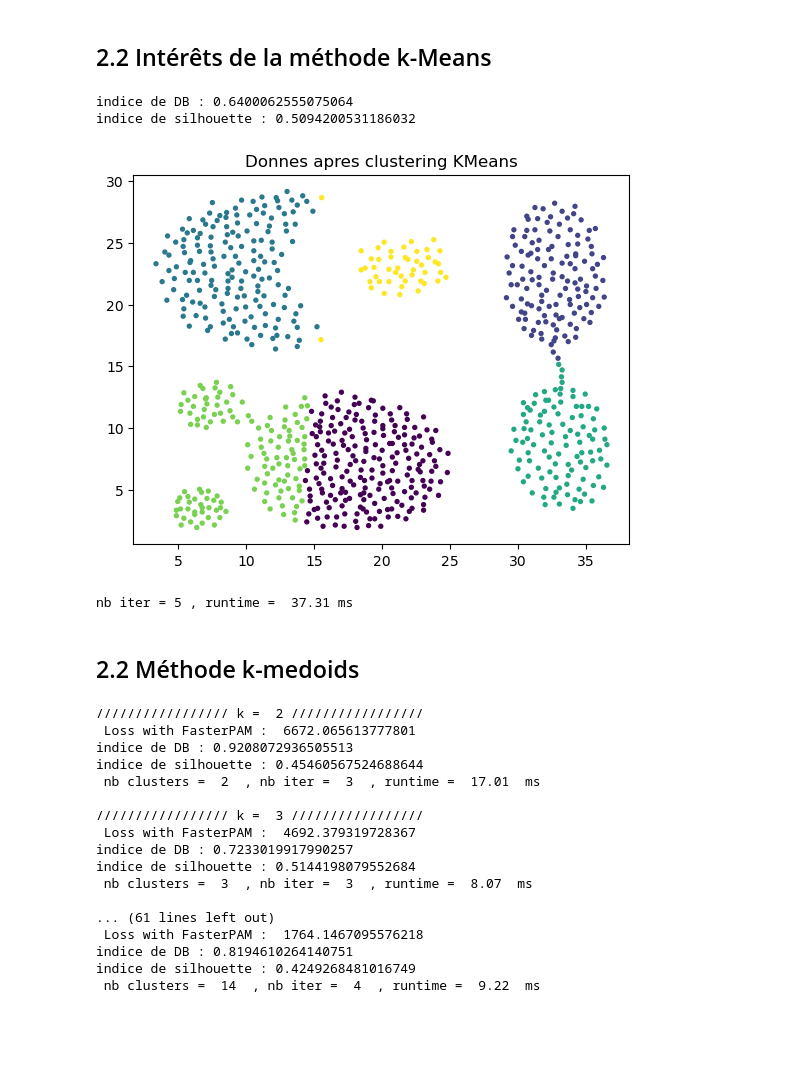
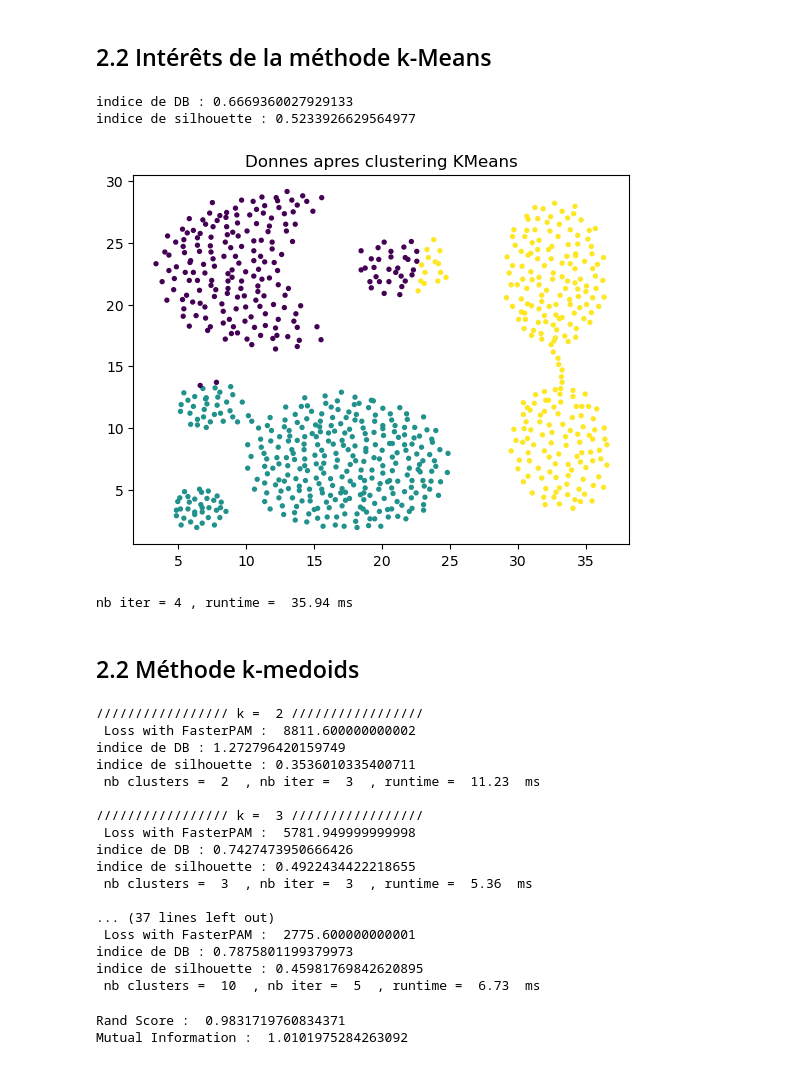
Before and after one commit to Enario4/ApprentissageNonSupervise, a Jupyter notebook: Clustering.ipynb, the cells around one changed output. Drawn from its saved outputs; the diff is of its cells as text; code cells hidden in the pictures; blank space fills up the shorter version.

```diff
--- a/Clustering.ipynb
+++ b/Clustering.ipynb
@@ -72,55 +72,56 @@ nb clusters = 3 , nb iter = 3 , runtime =  44.86 ms
 from sklearn.cluster import KMeans
 from sklearn.metrics import davies_bouldin_score
 from sklearn import metrics
 from sklearn.metrics import pairwise_distances
 
 #load un dataset
 databrut2 = arff.loadarff(open(path+"aggregation.arff", 'r'))
 data2 = [[x[0],x[1]] for x in databrut2[0]]
 
 X = data2
 f0 = [f[0] for f in data2]
 f1 = [f[1] for f in data2]
 
 tps1 = time.time()
-kmeans = KMeans(n_clusters=6, random_state=1).fit(X)
+kmeans = KMeans(n_clusters=3, random_state=1).fit(X)
 tps2 = time.time()
 labels = kmeans.labels_
 iteration = kmeans.n_iter_
 
 sil=metrics.silhouette_score(X, labels, metric='euclidean')
 
 #Calcul de l'indice de Davies_Bouldin
 print("indice de DB :", davies_bouldin_score(X, labels))
 print("indice de silhouette :", sil)
 
 
 plt.scatter(f0, f1, c=labels, s=8)
 plt.title("Donnes apres clustering KMeans")
 plt.show()
 print("nb iter =",iteration, ", runtime = ", round((tps2 - tps1)*1000,2),"ms")
 # %% [output]
-indice de DB : 0.6400062555075064
-indice de silhouette : 0.5094200531186032
+indice de DB : 0.6669360027929133
+indice de silhouette : 0.5233926629564977
-[figure, old version]
+[figure, new version]
-nb iter = 5 , runtime =  37.31 ms
+nb iter = 4 , runtime =  35.94 ms
-# %% [markdown]
-## 2.2 Méthode k-medoids
+# %% [markdown]
+## 2.2 Méthode k-medoids
 # %%
 from sklearn import metrics
 import kmedoids
 from sklearn . metrics . pairwise import euclidean_distances
 from sklearn . metrics . pairwise import manhattan_distances
-for k in range(2,15):
+for k in range(2,11):
+
     tps1 = time . time ()
-    distmatrix = euclidean_distances ( data2 )
+    distmatrix = manhattan_distances ( data2 )
     fp = kmedoids . fasterpam ( distmatrix , k )
     tps2 = time . time ()
     iter_kmed = fp . n_iter
     labels_kmed = fp . labels
     print("\n///////////////// k = ",k,"/////////////////")
     print ( " Loss with FasterPAM : " , fp . loss )
-    sil=metrics.silhouette_score(distmatrix, labels_kmed, metric='euclidean')
+    sil=metrics.silhouette_score(distmatrix, labels_kmed, metric='manhattan')
     print("indice de DB :", davies_bouldin_score(distmatrix, labels_kmed))
     print("indice de silhouette :", sil)
 
@@ -130,19 +131,27 @@ for k in range(2,15):
     print ( " nb clusters = " ,k , " , nb iter = " , iter_kmed , " , runtime = " , round (( tps2 - tps1 ) * 1000 , 2 ) ," ms " )
 # %% [output]
 ///////////////// k =  2 /////////////////
- Loss with FasterPAM :  6672.065613777801
-indice de DB : 0.9208072936505513
-indice de silhouette : 0.45460567524688644
- nb clusters =  2  , nb iter =  3  , runtime =  17.01  ms
+ Loss with FasterPAM :  8811.600000000002
+indice de DB : 1.272796420159749
+indice de silhouette : 0.3536010335400711
+ nb clusters =  2  , nb iter =  3  , runtime =  11.23  ms
 
 ///////////////// k =  3 /////////////////
- Loss with FasterPAM :  4692.379319728367
-indice de DB : 0.7233019917990257
-indice de silhouette : 0.5144198079552684
- nb clusters =  3  , nb iter =  3  , runtime =  8.07  ms
+ Loss with FasterPAM :  5781.949999999998
+indice de DB : 0.7427473950666426
+indice de silhouette : 0.4922434422218655
+ nb clusters =  3  , nb iter =  3  , runtime =  5.36  ms
 
-... (61 lines left out)
- Loss with FasterPAM :  1764.1467095576218
-indice de DB : 0.8194610264140751
-indice de silhouette : 0.4249268481016749
- nb clusters =  14  , nb iter =  4  , runtime =  9.22  ms
+... (37 lines left out)
+ Loss with FasterPAM :  2775.600000000001
+indice de DB : 0.7875801199379973
+indice de silhouette : 0.45981769842620895
+ nb clusters =  10  , nb iter =  5  , runtime =  6.73  ms
+# %%
+from sklearn.metrics.cluster import rand_score
+from sklearn.metrics.cluster import mutual_info_score
+print("Rand Score : ",rand_score(labels,labels_kmed))
+print("Mutual Information : ", mutual_info_score(labels,labels_kmed,contingency=None))
+# %% [output]
+Rand Score :  0.9831719760834371
+Mutual Information :  1.0101975284263092
```
Also changed, not shown: parts of 4 cells of this notebook.
